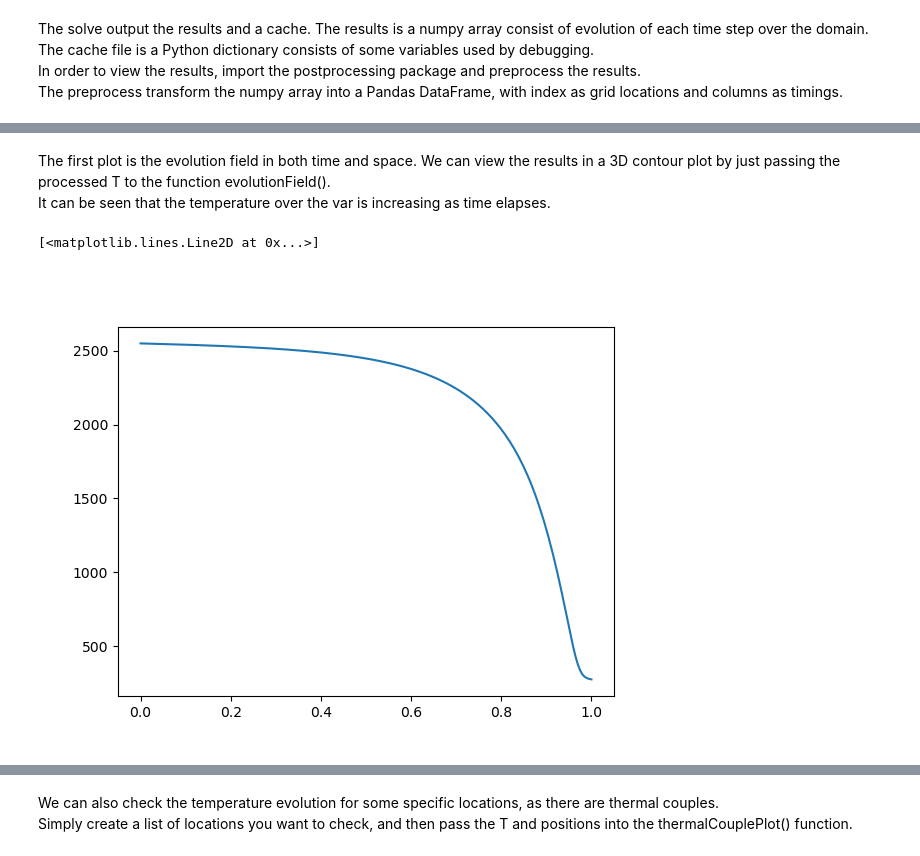
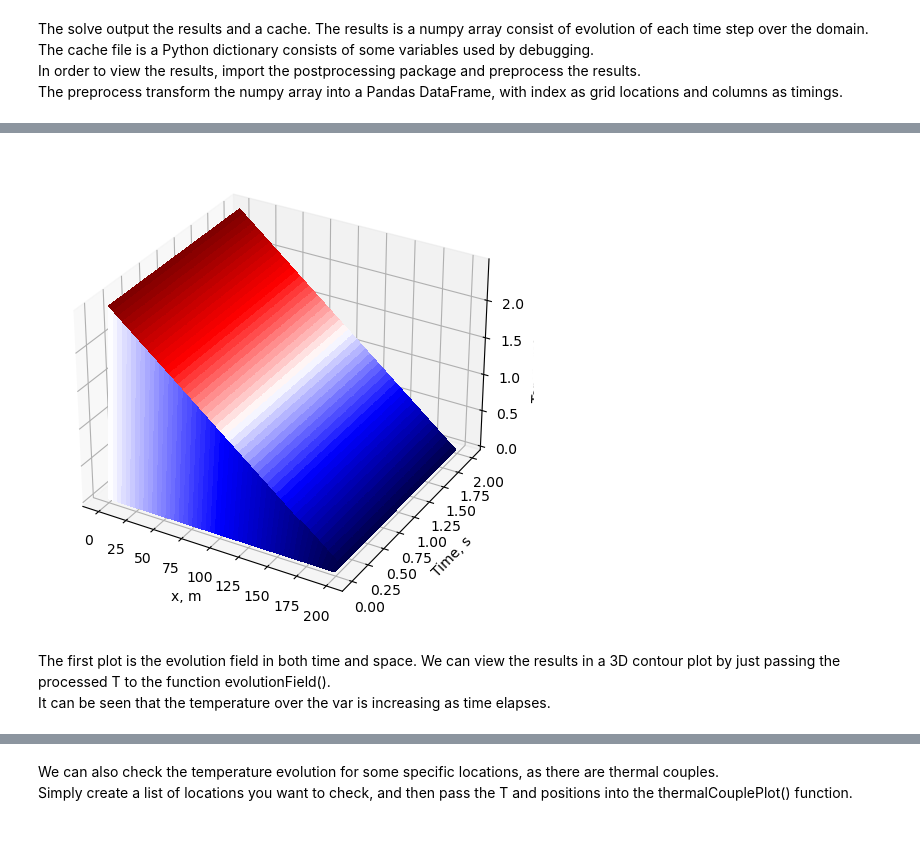
Before and after one commit to Lexmidan/nonloc_heatflux, a Jupyter notebook: PyTorch/demo-1-heating-a-steel-bar.ipynb, the cells around one changed output, grey strips where cells are left out. Saved outputs shown, nothing was run; the diff lists cells and outputs as text; code cells hidden in the pictures.

```diff
--- a/PyTorch/demo-1-heating-a-steel-bar.ipynb
+++ b/PyTorch/demo-1-heating-a-steel-bar.ipynb
@@ -195,14 +101,10 @@ T = pp.preprocess(paras, results)
+# %%
+pp.evolutionField(beta3d)
+# %% [output]
+[figure, added]
 # %% [markdown]
 The first plot is the evolution field in both time and space. We can view the results in a 3D contour plot by just passing the processed T to the function evolutionField(). <br>
 It can be seen that the temperature over the var is increasing as time elapses.
-# %%
-import matplotlib.pyplot as plt
-
-figt, axt = plt.subplots(1,1)
-axt.plot(T[T.columns[2]])
-# %% [output]
-[<matplotlib.lines.Line2D at 0x...>]
-[figure, removed]
 # %%
 pp.evolutionField(T[T.columns])
 # %% [output]
```
Also changed, not shown: parts of 13 cells of this notebook, 54 other files.
